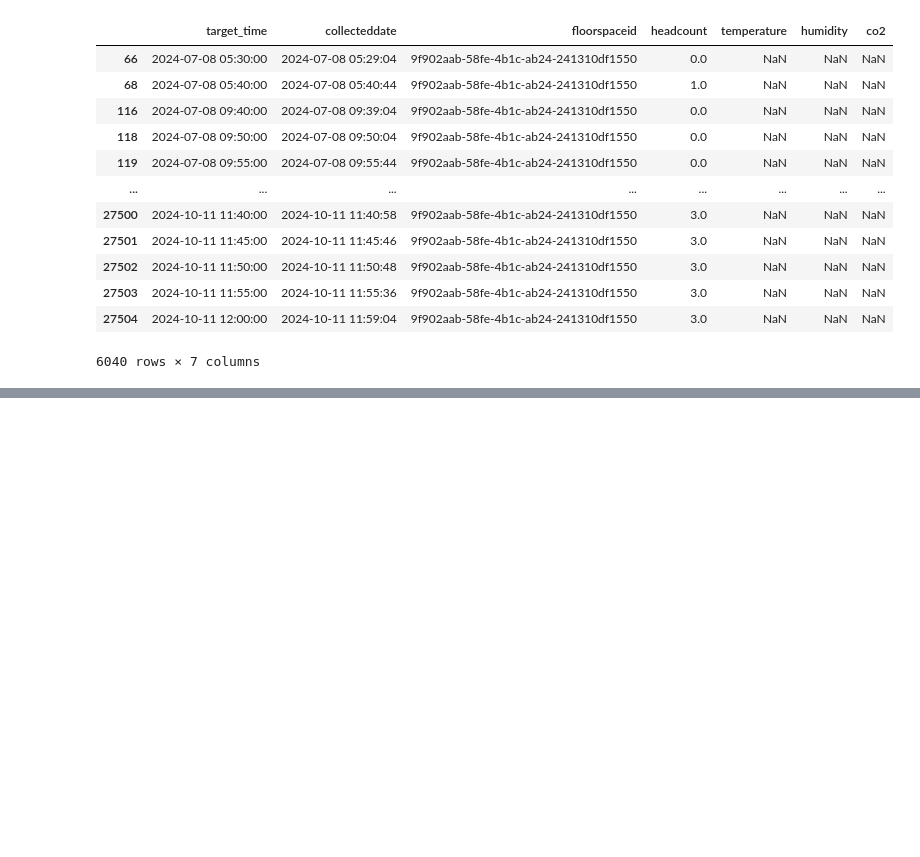
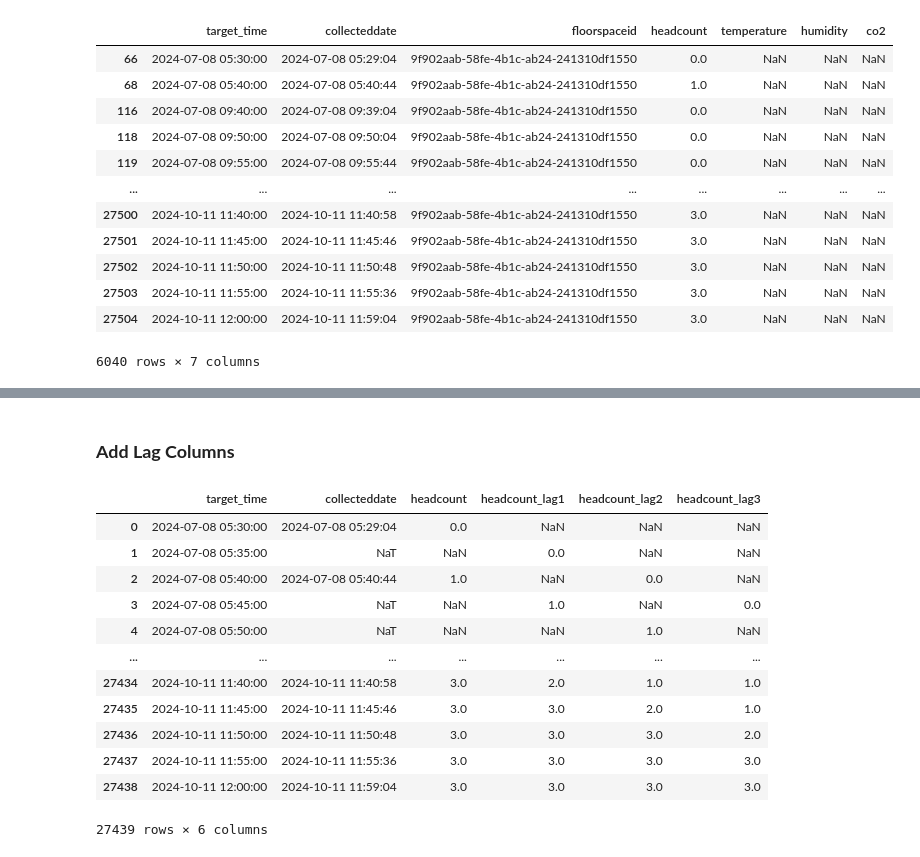
Before and after one commit to MIL-Project2/DR-DT, a Jupyter notebook: Occupancy_Prediction_Ver1_2.ipynb, the cells around one changed output, grey strips where cells are left out. Cells and saved outputs as stored; diff of their text form; code cells hidden in the pictures; blank space fills up the shorter version.

```diff
--- a/Occupancy_Prediction_Ver1_2.ipynb
+++ b/Occupancy_Prediction_Ver1_2.ipynb
@@ -348,0 +348,29 @@ Name: collecteddate, dtype: datetime64[ns]
+# %% [markdown]
+### **Add Lag Columns**
+# %%
+# Add lag columns (using the full, regular grid)
+# Example: add 1 lag (5 minutes ago), 2 lags (10 minutes ago), 3 lags (15 minutes ago) for 'headcount'
+result_2['headcount_lag1'] = result_2['headcount'].shift(1)
+result_2['headcount_lag2'] = result_2['headcount'].shift(2)
+result_2['headcount_lag3'] = result_2['headcount'].shift(3)
+
+# # Add lags for other columns as well (temperature, co2, etc.)
+# result_3['temperature_lag1'] = result_3['temperature'].shift(1)
+# result_3['co2_lag1'] = result_3['co2'].shift(1)
+
+# Display the final result
+display(result_2[['target_time', 'collecteddate', 'headcount', 'headcount_lag1','headcount_lag2', 'headcount_lag3']])
+# %% [output]
+|  | target_time | collecteddate | headcount | headcount_lag1 | headcount_lag2 | headcount_lag3 |
+| 0 | 2024-07-08 05:30:00 | 2024-07-08 05:29:04 | 0.0 | NaN | NaN | NaN |
+| 1 | 2024-07-08 05:35:00 | NaT | NaN | 0.0 | NaN | NaN |
+| 2 | 2024-07-08 05:40:00 | 2024-07-08 05:40:44 | 1.0 | NaN | 0.0 | NaN |
+| 3 | 2024-07-08 05:45:00 | NaT | NaN | 1.0 | NaN | 0.0 |
+| 4 | 2024-07-08 05:50:00 | NaT | NaN | NaN | 1.0 | NaN |
+| ... | ... | ... | ... | ... | ... | ... |
+| 27434 | 2024-10-11 11:40:00 | 2024-10-11 11:40:58 | 3.0 | 2.0 | 1.0 | 1.0 |
+| 27435 | 2024-10-11 11:45:00 | 2024-10-11 11:45:46 | 3.0 | 3.0 | 2.0 | 1.0 |
+| 27436 | 2024-10-11 11:50:00 | 2024-10-11 11:50:48 | 3.0 | 3.0 | 3.0 | 2.0 |
+| 27437 | 2024-10-11 11:55:00 | 2024-10-11 11:55:36 | 3.0 | 3.0 | 3.0 | 3.0 |
+| 27438 | 2024-10-11 12:00:00 | 2024-10-11 11:59:04 | 3.0 | 3.0 | 3.0 | 3.0 |
+27439 rows × 6 columns
```
Also changed, not shown: parts of 11 cells of this notebook.
